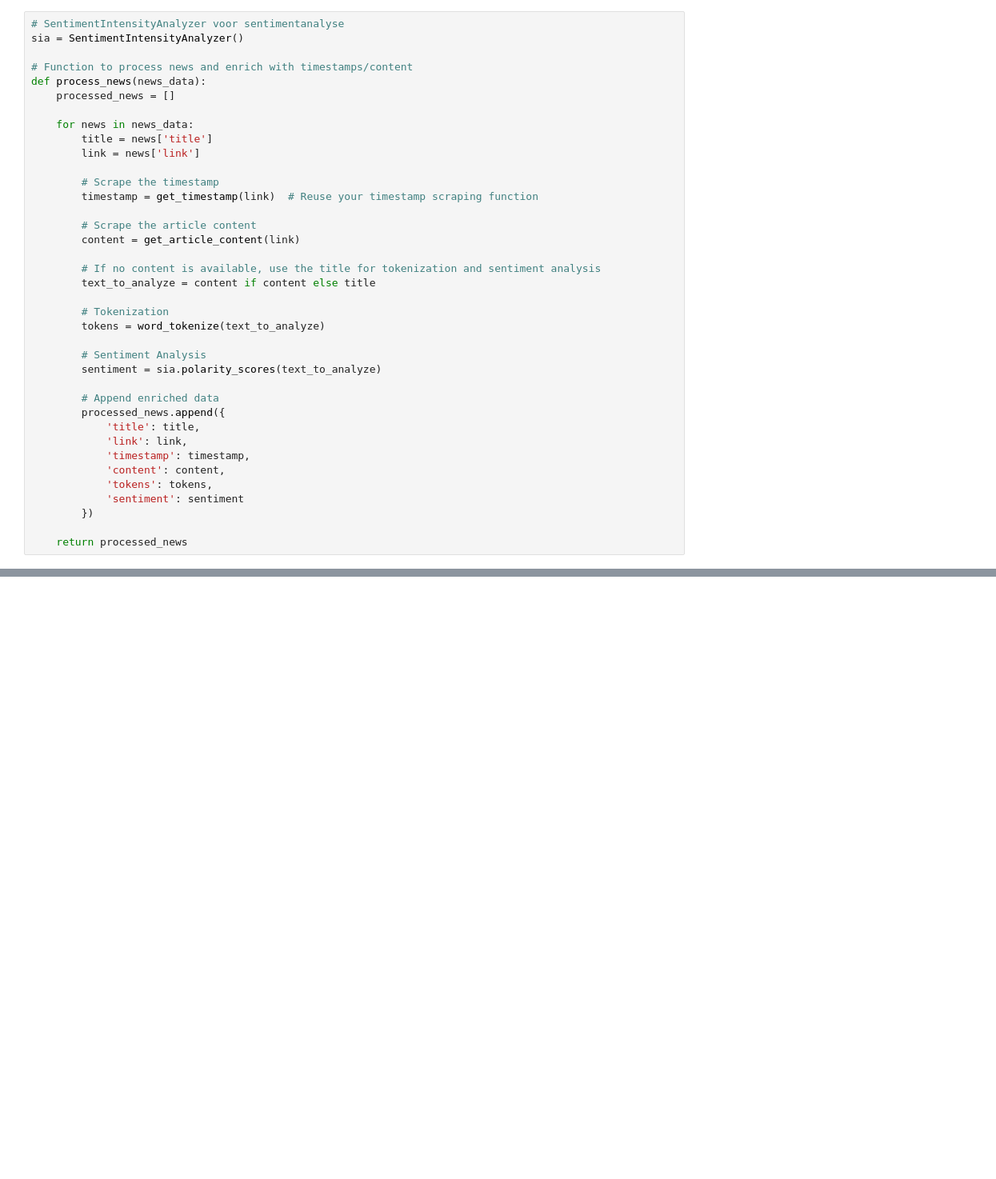
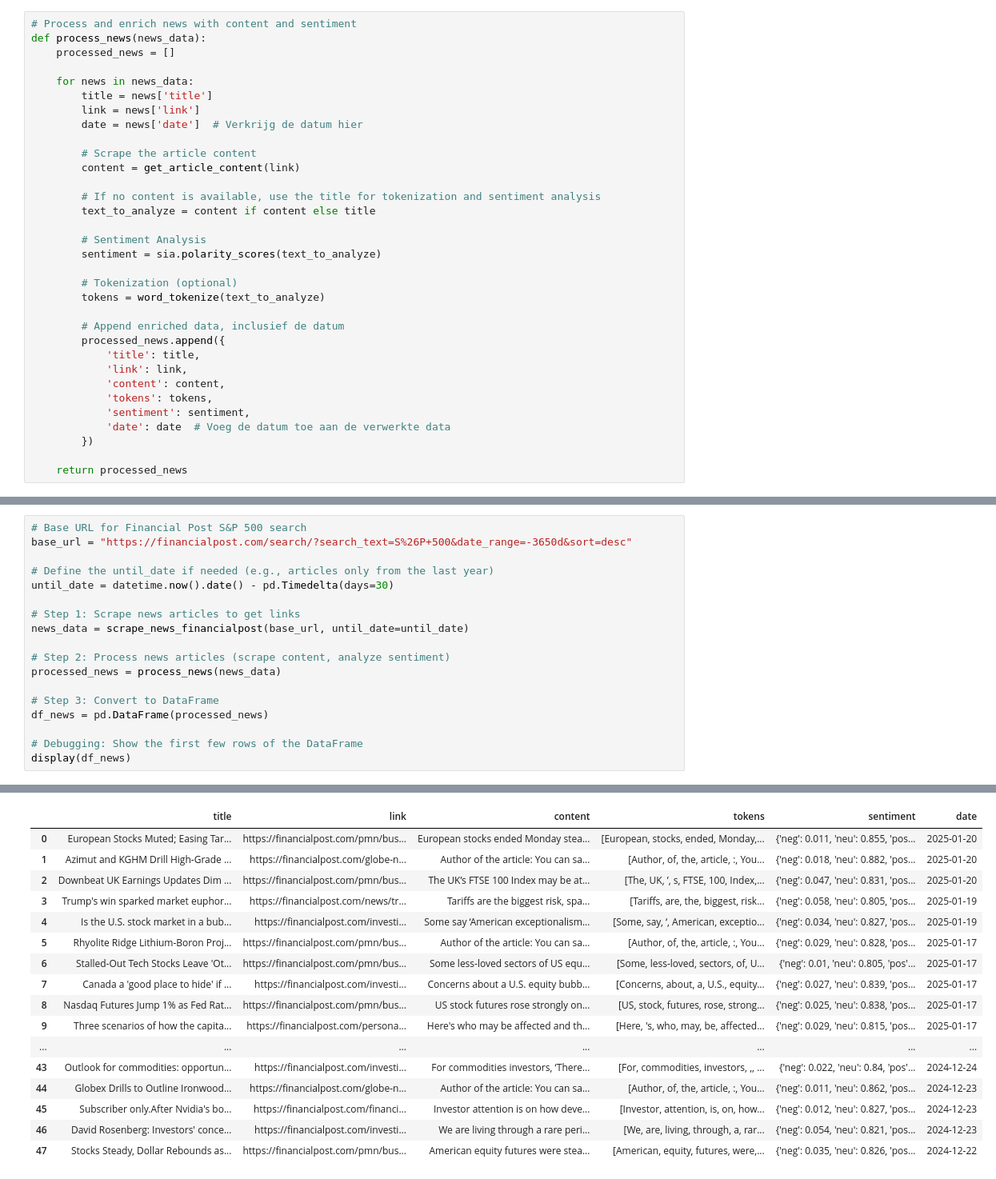
Before and after one commit to casperpriem05/data, a Jupyter notebook: webscraping.ipynb, the cells around one changed output, grey strips where cells are left out. Shown at 80% size. Saved outputs shown, nothing was run; the diff lists cells and outputs as text; blank space fills up the shorter version.

```diff
--- a/webscraping.ipynb
+++ b/webscraping.ipynb
@@ -71,17 +141,12 @@ def get_article_content(article_url):
 # %%
-# SentimentIntensityAnalyzer voor sentimentanalyse
-sia = SentimentIntensityAnalyzer()
-
-# Function to process news and enrich with timestamps/content
+# Process and enrich news with content and sentiment
 def process_news(news_data):
     processed_news = []
 
     for news in news_data:
         title = news['title']
         link = news['link']
-
-        # Scrape the timestamp
-        timestamp = get_timestamp(link)  # Reuse your timestamp scraping function
+        date = news['date']  # Verkrijg de datum hier
 
         # Scrape the article content
         content = get_article_content(link)
@@ -89,20 +154,20 @@ def process_news(news_data):
         # If no content is available, use the title for tokenization and sentiment analysis
         text_to_analyze = content if content else title
 
-        # Tokenization
-        tokens = word_tokenize(text_to_analyze)
-
         # Sentiment Analysis
         sentiment = sia.polarity_scores(text_to_analyze)
 
-        # Append enriched data
+        # Tokenization (optional)
+        tokens = word_tokenize(text_to_analyze)
+
+        # Append enriched data, inclusief de datum
         processed_news.append({
             'title': title,
             'link': link,
-            'timestamp': timestamp,
             'content': content,
             'tokens': tokens,
-            'sentiment': sentiment
+            'sentiment': sentiment,
+            'date': date  # Voeg de datum toe aan de verwerkte data
         })
 
     return processed_news
@@ -168,0 +174,19 @@ display(df_news)
+# %%
+# Base URL for Financial Post S&P 500 search
+base_url = "https://financialpost.com/search/?search_text=S%26P+500&date_range=-3650d&sort=desc"
+
+# Define the until_date if needed (e.g., articles only from the last year)
+until_date = datetime.now().date() - pd.Timedelta(days=30)
+
+# Step 1: Scrape news articles to get links
+news_data = scrape_news_financialpost(base_url, until_date=until_date)
+
+# Step 2: Process news articles (scrape content, analyze sentiment)
+processed_news = process_news(news_data)
+
+# Step 3: Convert to DataFrame
+df_news = pd.DataFrame(processed_news)
+
+# Debugging: Show the first few rows of the DataFrame
+display(df_news)
+# %% [output]
@@ -168,0 +210,17 @@ display(df_news)
+|  | title | link | content | tokens | sentiment | date |
+| 0 | European Stocks Muted; Easing Tar... | https://financialpost.com/pmn/bus... | European stocks ended Monday stea... | [European, stocks, ended, Monday,... | {'neg': 0.011, 'neu': 0.855, 'pos... | 2025-01-20 |
+| 1 | Azimut and KGHM Drill High-Grade ... | https://financialpost.com/globe-n... | Author of the article: You can sa... | [Author, of, the, article, :, You... | {'neg': 0.018, 'neu': 0.882, 'pos... | 2025-01-20 |
+| 2 | Downbeat UK Earnings Updates Dim ... | https://financialpost.com/pmn/bus... | The UK’s FTSE 100 Index may be at... | [The, UK, ’, s, FTSE, 100, Index,... | {'neg': 0.047, 'neu': 0.831, 'pos... | 2025-01-20 |
+| 3 | Trump's win sparked market euphor... | https://financialpost.com/news/tr... | Tariffs are the biggest risk, spa... | [Tariffs, are, the, biggest, risk... | {'neg': 0.058, 'neu': 0.805, 'pos... | 2025-01-19 |
+| 4 | Is the U.S. stock market in a bub... | https://financialpost.com/investi... | Some say ‘American exceptionalism... | [Some, say, ‘, American, exceptio... | {'neg': 0.034, 'neu': 0.827, 'pos... | 2025-01-19 |
+| 5 | Rhyolite Ridge Lithium-Boron Proj... | https://financialpost.com/pmn/bus... | Author of the article: You can sa... | [Author, of, the, article, :, You... | {'neg': 0.029, 'neu': 0.828, 'pos... | 2025-01-17 |
+| 6 | Stalled-Out Tech Stocks Leave 'Ot... | https://financialpost.com/pmn/bus... | Some less-loved sectors of US equ... | [Some, less-loved, sectors, of, U... | {'neg': 0.01, 'neu': 0.805, 'pos'... | 2025-01-17 |
+| 7 | Canada a 'good place to hide' if ... | https://financialpost.com/investi... | Concerns about a U.S. equity bubb... | [Concerns, about, a, U.S., equity... | {'neg': 0.027, 'neu': 0.839, 'pos... | 2025-01-17 |
+| 8 | Nasdaq Futures Jump 1% as Fed Rat... | https://financialpost.com/pmn/bus... | US stock futures rose strongly on... | [US, stock, futures, rose, strong... | {'neg': 0.025, 'neu': 0.838, 'pos... | 2025-01-17 |
+| 9 | Three scenarios of how the capita... | https://financialpost.com/persona... | Here's who may be affected and th... | [Here, 's, who, may, be, affected... | {'neg': 0.029, 'neu': 0.815, 'pos... | 2025-01-17 |
+| ... | ... | ... | ... | ... | ... | ... |
+| 43 | Outlook for commodities: opportun... | https://financialpost.com/investi... | For commodities investors, ‘There... | [For, commodities, investors, ,, ... | {'neg': 0.022, 'neu': 0.84, 'pos'... | 2024-12-24 |
+| 44 | Globex Drills to Outline Ironwood... | https://financialpost.com/globe-n... | Author of the article: You can sa... | [Author, of, the, article, :, You... | {'neg': 0.011, 'neu': 0.862, 'pos... | 2024-12-23 |
+| 45 | Subscriber only.After Nvidia's bo... | https://financialpost.com/financi... | Investor attention is on how deve... | [Investor, attention, is, on, how... | {'neg': 0.012, 'neu': 0.827, 'pos... | 2024-12-23 |
+| 46 | David Rosenberg: Investors' conce... | https://financialpost.com/investi... | We are living through a rare peri... | [We, are, living, through, a, rar... | {'neg': 0.054, 'neu': 0.821, 'pos... | 2024-12-23 |
+| 47 | Stocks Steady, Dollar Rebounds as... | https://financialpost.com/pmn/bus... | American equity futures were stea... | [American, equity, futures, were,... | {'neg': 0.035, 'neu': 0.826, 'pos... | 2024-12-22 |
```
Also changed, not shown: parts of 11 cells of this notebook.
